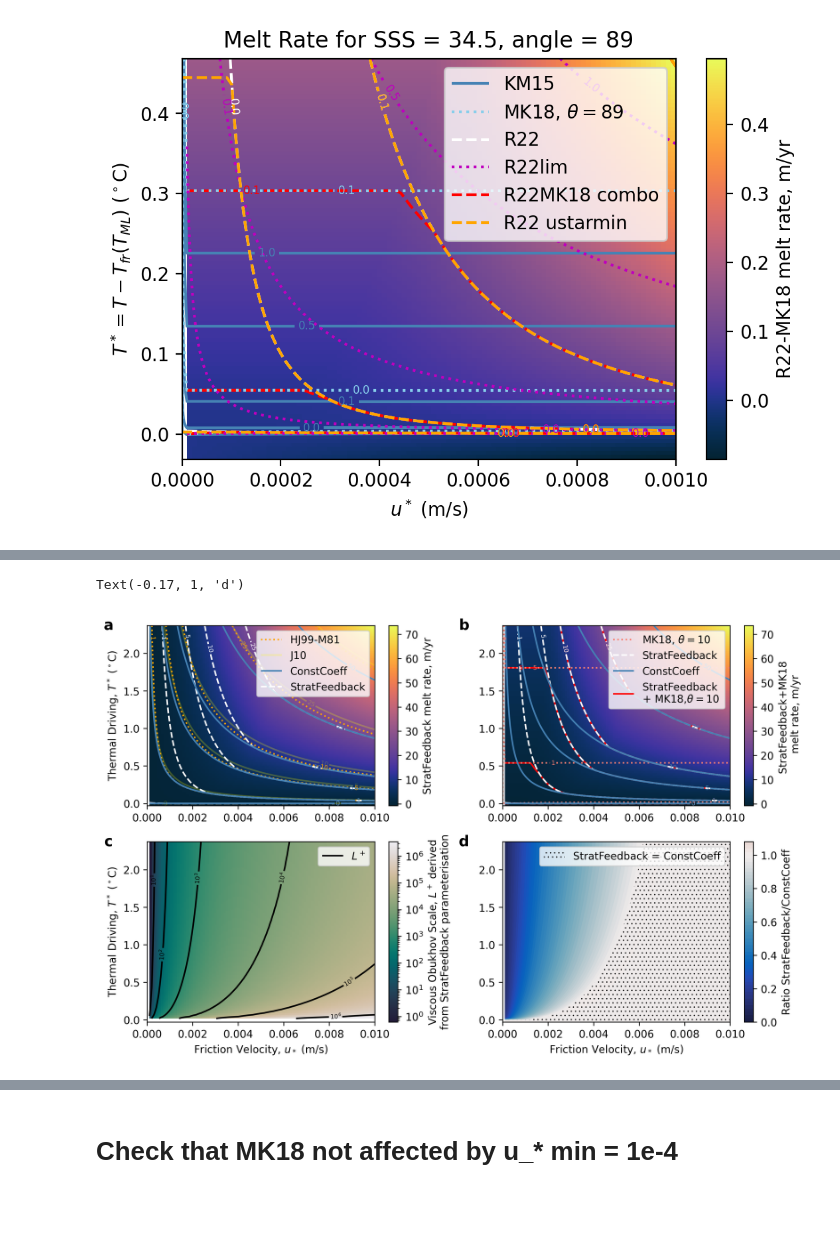
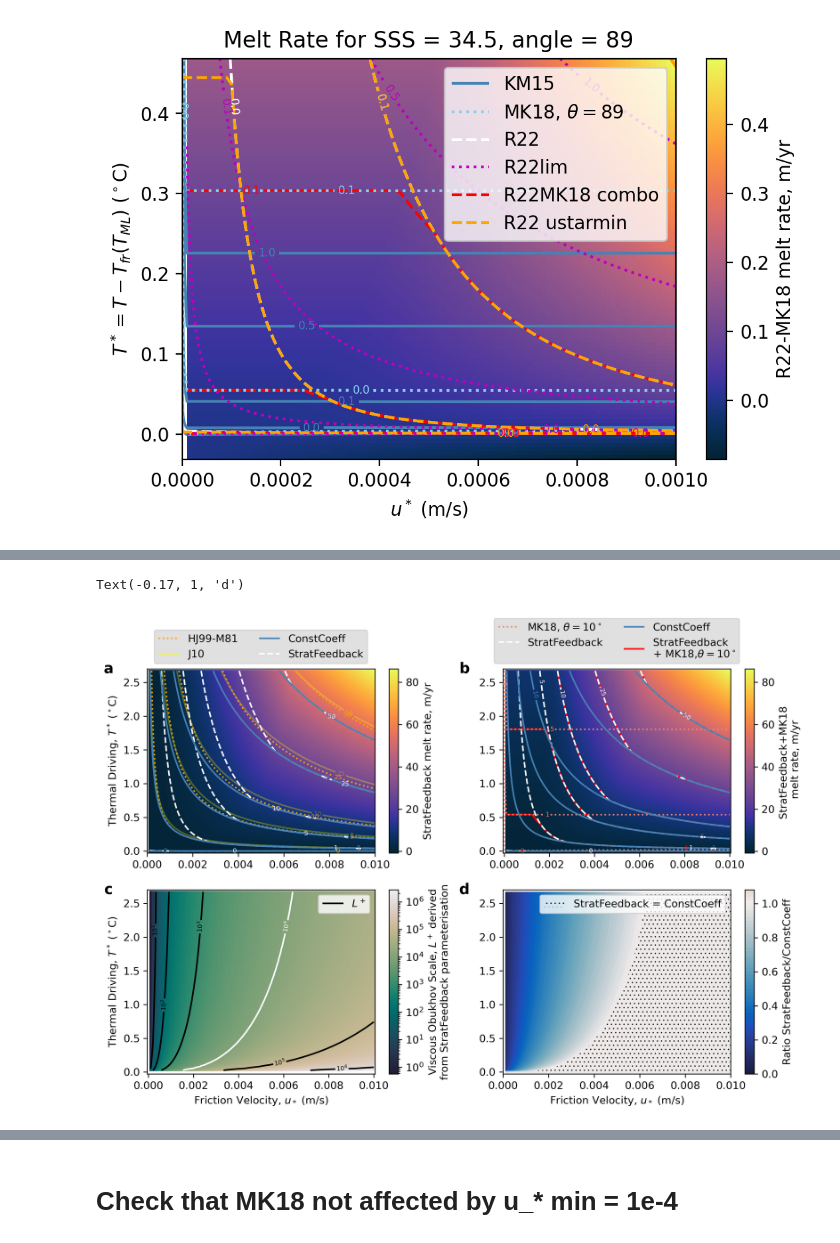
Before and after one commit to claireyung/stratification-feedback-param-paper, a Jupyter notebook: 3eq param phase for paper-FINAL.ipynb, the cells around one changed output, grey strips where cells are left out. Drawn from its saved outputs; the diff is of its cells as text; code cells hidden in the pictures; blank space fills up the shorter version.

```diff
--- a/3eq param phase for paper-FINAL.ipynb
+++ b/3eq param phase for paper-FINAL.ipynb
@@ -848,8 +852,8 @@ def plot_regime_melt_lots_of_lines(angle,ax):
 #    plt.show()
 # %%
-def plot_regime_melt_lots_of_linesHJ99(ax):
+def plot_regime_melt_lots_of_linesHJ99(ax,legend_out = False):
     ustar_arr = np.linspace(0,0.01,100)
-    sst_arr = np.linspace(-2.3,0.1,100)
+    sst_arr = np.linspace(-2.3,0.4,100)
     melt_arr = np.zeros([100,100])
     Lplus_arr = np.zeros([100,100])
     tfreeze = (TFr_0_0 + dTFr_dS*sss) + dTFr_dp*p_int
@@ -907,19 +911,15 @@ def plot_regime_melt_lots_of_linesHJ99(ax):
     plt.colorbar(C,ax = ax,label = 'StratFeedback melt rate, m/yr')
 #     CS1 = plt.contour(ustar_arr,sst_arr-tfreeze,melt_arr.T*365*24*3600/Rice, levels = np.array([0,1,2.5,5,10,15,20,25,50,100]), colors = 'steelblue', label = 'R22 diffconv, $t_{conv}=$'+str(t_conv/3600)+'h')
 #     plt.clabel(CS1, CS1.levels, inline=True, fontsize=6)
-    CS7 = ax.contour(ustar_arr,sst_arr-tfreeze,melt_arr_J10.T*365*24*3600/Rfw, levels = np.array([0,1,5,10,25,50,100]), colors = 'yellow', linestyles = '-', label = 'J10',alpha = 0.25)
-    plt.clabel(CS7, CS7.levels, inline=True, fontsize=6)
+    CS7 = ax.contour(ustar_arr,sst_arr-tfreeze,melt_arr_J10.T*365*24*3600/Rfw, levels = np.array([0,1,5,10,25,50,100]), colors = 'yellow', linestyles = '-', label = 'J10',alpha = 0.3)
 
     CS6 = ax.contour(ustar_arr,sst_arr-tfreeze,melt_arr_HJ99.T*365*24*3600/Rfw, levels = np.array([0,1,5,10,25,50,100]), colors = 'orange', linestyles = 'dotted', label = 'HJ99')
-    plt.clabel(CS6, CS6.levels, inline=True, fontsize=6)
     CS2 = ax.contour(ustar_arr,sst_arr-tfreeze,melt_arr_R22.T*365*24*3600/Rfw, levels = np.array([0,1,5,10,25,50,100]), colors = 'w', linestyles = '--', label = 'R22 strat only')
-    plt.clabel(CS2, CS2.levels, inline=True, fontsize=6)
 #     CS3 = plt.contour(ustar_arr,sst_arr-tfreeze,melt_arr_testnew.T*365*24*3600/Rice, levels = np.array([0,1,2.5,5,10,15,20,25,50,100]), colors = 'r', linestyles = '-', label = 'test')
 #     plt.clabel(CS3, CS3.levels, inline=True, fontsize=6)
 #     CS4 = plt.contour(ustar_arr,sst_arr-tfreeze,melt_arrMK18.T*365*24*3600/Rice, levels = np.array([0,1,2.5,5,10,15,20,25,50,100]), colors = 'skyblue', linestyles = 'dotted', label = 'test')
 #     plt.clabel(CS4, CS4.levels, inline=True, fontsize=6)
     CS5 = ax.contour(ustar_arr,sst_arr-tfreeze,melt_arr_R22lim.T*365*24*3600/Rfw, levels = np.array([0,1,5,10,25,50,100]), colors = 'steelblue', linestyles = '-', label = 'R22 lim')
-    plt.clabel(CS5, CS5.levels, inline=True, fontsize=6)
     # CS = plt.contour(ustar_arr,sst_arr,melt_arr_const.T*365*24*3600/1025, levels = np.arange(0,1005,50), colors = 'gray', linestyles = '--', label = 'R22')
     # plt.clabel(CS, CS.levels, inline=True, fontsize=6)
 #     h1,l1 = CS1.legend_elements()
@@ -928,23 +928,38 @@ def plot_regime_melt_lots_of_linesHJ99(ax):
 #    h4,l1 = CS4.legend_elements()
     h5,l1 = CS5.legend_elements()
     h6,l1 = CS6.legend_elements()
-    h7,l1 = CS7.legend_elements()
+    CS17 = ax.contour(ustar_arr,sst_arr-tfreeze-10,melt_arr_J10.T*365*24*3600/Rfw, levels = np.array([0,1,5,10,25,50,100]), colors = 'yellow', linestyles = '-', alpha = 0.75,label = 'J10')
+
+    h7,l1 = CS17.legend_elements()
 
 
 #     plt.legend([h1[0],h4[0], h2[0],h5[0],h3[0]], ['KM15',r'MK18, $\theta = $'+str(theta), 'R22','R22lim','R22MK18 combo'], loc = 'upper right')
 
 #    plt.legend([ h2[0],h5[0]], [ 'R22','R22lim (constant coeff)'], loc = 'upper right')
-    ax.legend([ h6[0],h7[0],h5[0],h2[0]], ['HJ99-M81','J10','ConstCoeff','StratFeedback',], loc = 'upper right')
+    if legend_out:
+        ax.legend([ h6[0],h7[0],h5[0],h2[0]], ['HJ99-M81','J10','ConstCoeff','StratFeedback',],
+                  loc = 'lower center', bbox_to_anchor = (0.5,1), ncols = 2, facecolor='lightgrey',framealpha=0.7)
+    else:
+        ax.legend([ h6[0],h7[0],h5[0],h2[0]], ['HJ99-M81','J10','ConstCoeff','StratFeedback',], loc = 'lower right', fontsize = 9)
+
+    plt.clabel(CS7, CS7.levels, inline=True, fontsize=6)
+    plt.clabel(CS6, CS6.levels, inline=True, fontsize=6)
+    plt.clabel(CS2, CS2.levels, inline=True, fontsize=6)
+    plt.clabel(CS5, CS5.levels, inline=True, fontsize=6)
 
     ax.set_xlabel('$u_*$ (m/s)')
     ax.set_ylabel('$T^* = T-T_{fr}(T_{ML})$ ($^\circ$C)')
     #ax.set_title('Melt Rate for SSS = '+str(sss))
     ax.set_xticks([0,0.002,0.004,0.006,0.008,0.01]);
+    ax.set_ylim(min(sst_arr-tfreeze),max(sst_arr-tfreeze))
+    ax.set_xlim(min(ustar_arr),max(ustar_arr))
+    ax.set_ylim(min(sst_arr-tfreeze),2.7)
+
     #plt.show()
 # %%
 def plot_ratioR22R22lim(ax):
     ustar_arr = np.linspace(0,0.01,100)
-    sst_arr = np.linspace(-2.3,0.1,100)
+    sst_arr = np.linspace(-2.3,0.4,100)
     melt_arr = np.zeros([100,100])
     Lplus_arr = np.zeros([100,100])
     tfreeze = (TFr_0_0 + dTFr_dS*sss) + dTFr_dp*p_int
@@ -991,6 +1006,8 @@ def plot_ratioR22R22lim(ax):
     ax.set_ylabel('$T^* = T-T_{fr}(T_{ML})$ ($^\circ$C)')
     #ax.set_title('Melt Rate for SSS = '+str(sss))
     ax.set_xticks([0,0.002,0.004,0.006,0.008,0.01]);
+    ax.set_ylim(min(sst_arr-tfreeze),2.7)
+
     #plt.show()
 # %%
 def plot_MK18angle(ax):
@@ -1290,7 +1315,7 @@ def plot_ratioSFMK18R22lim(angle,ax):
 # %%
 def plot_R22Lplus(ax):
     ustar_arr = np.linspace(0,0.01,100)
-    sst_arr = np.linspace(-2.3,0.1,100)
+    sst_arr = np.linspace(-2.3,0.4,100)
     melt_arr = np.zeros([100,100])
     Lplus_arr = np.zeros([100,100])
     tfreeze = (TFr_0_0 + dTFr_dS*sss) + dTFr_dp*p_int
@@ -1313,7 +1338,7 @@ def plot_R22Lplus(ax):
 
     C = ax.pcolormesh(ustar_arr,sst_arr-tfreeze,Lplus_arr.T, cmap = cm.cm.rain_r,norm=matplotlib.colors.LogNorm())
     plt.colorbar(C,ax = ax,label = 'Viscous Obukhov Scale, $L^+$ derived \nfrom StratFeedback parameterisation')
-    CS5 = ax.contour(ustar_arr,sst_arr-tfreeze,Lplus_arr.T, levels = np.array([10,1e2,1e3,1e4,1e5,1e6]), colors = 'k', linestyles = '-')
+    CS5 = ax.contour(ustar_arr,sst_arr-tfreeze,Lplus_arr.T, levels = np.array([10,1e2,1e3,1e4,1e5,1e6]), colors = ['k','k','k','w','k','k'], linestyles = '-')
     plt.clabel(CS5, CS5.levels, inline=True, fontsize=6, fmt = {1e1:'$10^1$',
                                                                 1e2:'$10^2$',
                                                                 1e3:'$10^3$',
@@ -1329,41 +1354,42 @@ def plot_R22Lplus(ax):
     ax.set_ylabel('$T^* = T-T_{fr}(T_{ML})$ ($^\circ$C)')
     #ax.set_title('Melt Rate for SSS = '+str(sss))
     ax.set_xticks([0,0.002,0.004,0.006,0.008,0.01]);
+    ax.set_ylim(min(sst_arr-tfreeze),2.7)
     #plt.show()
 # %%
 verbose = False
 p_int = 500*1e4
 
 fig, axes = plt.subplots(nrows = 2,ncols = 2,figsize = (11,7),dpi = 300)
 
-plot_regime_melt_lots_of_linesHJ99(axes[0,0])
-plot_regime_melt_lots_of_lines(80,axes[0,1])
+plot_regime_melt_lots_of_linesHJ99(axes[0,0],legend_out = True)
+plot_regime_melt_lots_of_lines(80,axes[0,1],legend_out = True)
 plot_ratioR22R22lim(axes[1,1])
 plot_R22Lplus(axes[1,0])
 
 axes[0,0].set_ylabel('Thermal Driving, $T^*$ ($^\circ$C)')
 axes[1,0].set_ylabel('Thermal Driving, $T^*$ ($^\circ$C)')
 axes[0,1].set_ylabel('')
 axes[1,1].set_ylabel('')
 
 axes[0,0].set_xlabel('')
 axes[0,1].set_xlabel('')
 axes[1,1].set_xlabel('Friction Velocity, $u_*$ (m/s)')
 axes[1,0].set_xlabel('Friction Velocity, $u_*$ (m/s)')
 
 fig.subplots_adjust(wspace = 0.25, hspace = 0.2)
 
 axes[0,0].text(-0.17,1,'a',horizontalalignment='center', fontweight='bold',
      verticalalignment='center',transform=axes[0,0].transAxes, fontsize = 14)
 axes[0,1].text(-0.17,1,'b',horizontalalignment='center', fontweight='bold',
      verticalalignment='center',transform=axes[0,1].transAxes, fontsize = 14)
 axes[1,0].text(-0.17,1,'c',horizontalalignment='center', fontweight='bold',
      verticalalignment='center',transform=axes[1,0].transAxes, fontsize = 14)
 axes[1,1].text(-0.17,1,'d',horizontalalignment='center', fontweight='bold',
      verticalalignment='center',transform=axes[1,1].transAxes, fontsize = 14)
 # %% [output]
 Text(-0.17, 1, 'd')
-[figure, old version]
+[figure, new version]
 # %%
 verbose = False
 p_int = 500*1e4
```
Also changed, not shown: parts of 10 cells of this notebook, 10 other files.
